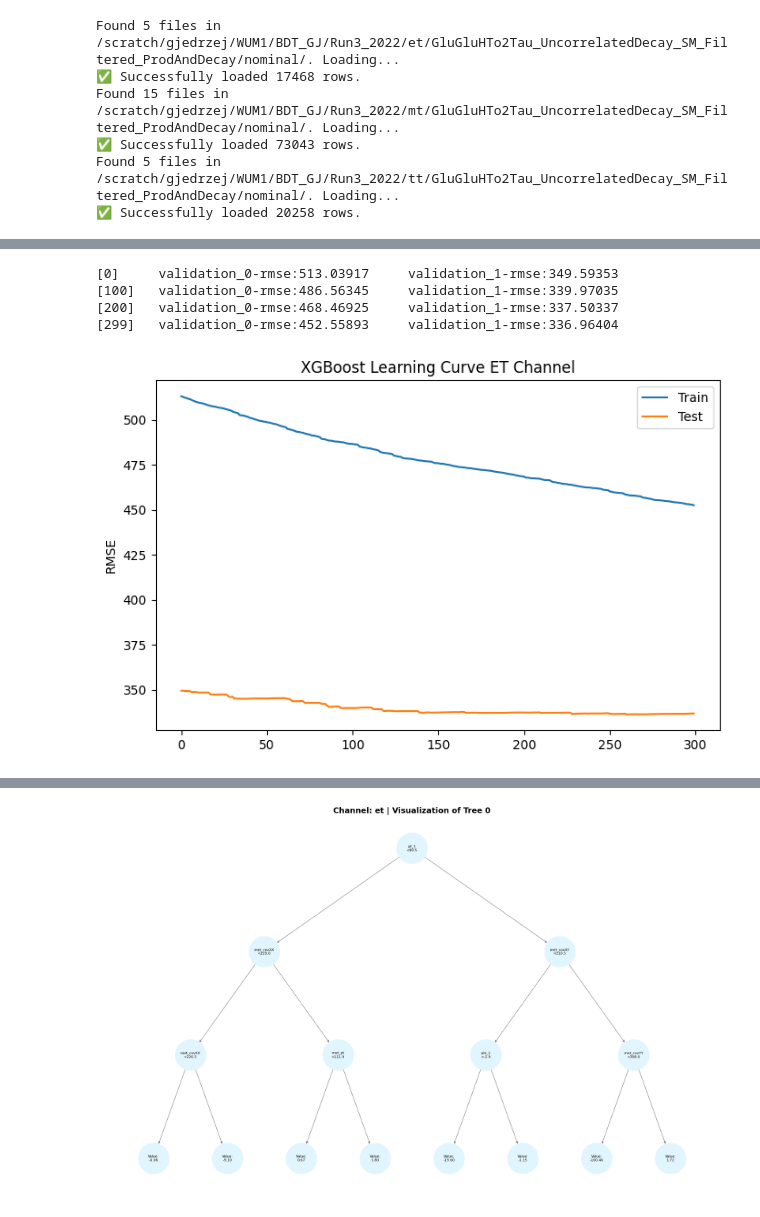
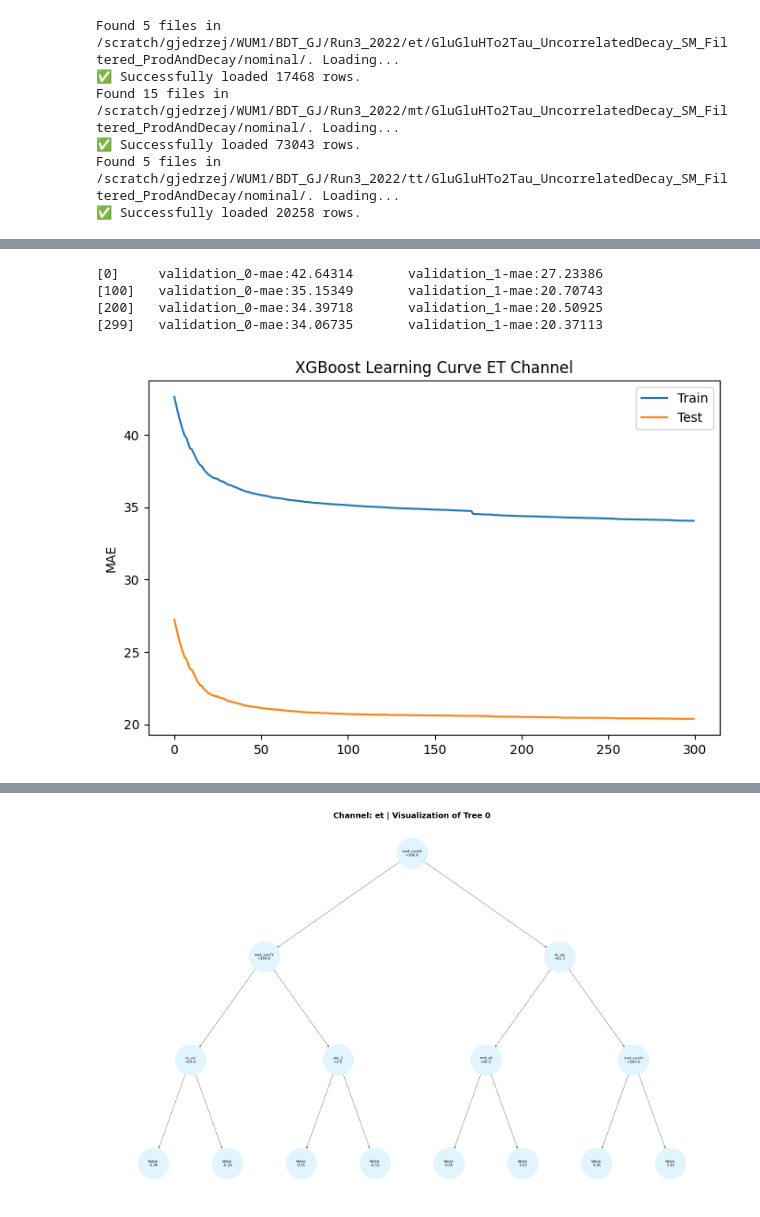
Before and after one commit to PasiekaFUW/Masters_Thesis, a Jupyter notebook: WUM1/BDT_GJ/GJProject.ipynb, the cells around one changed output, grey strips where cells are left out. Cells and saved outputs as stored; diff of their text form; code cells hidden in the pictures.

```diff
--- a/WUM1/BDT_GJ/GJProject.ipynb
+++ b/WUM1/BDT_GJ/GJProject.ipynb
@@ -101,7 +101,7 @@ features = [
     'pt_1', 'eta_1', 'phi_1', 'mass_1',
     'pt_2', 'eta_2', 'phi_2', 'mass_2',
     'channel', 'met_pt', 'met_phi',
-    'met_covXX', 'met_covXY', 'met_covYY'
+    'met_covXX', 'met_covXY', 'met_covYY', 'm_vis'
 ]
 
 # targets = ['genPart_pt_1', 'genPart_pt_2']
@@ -150,51 +149,51 @@ X_train_tt, X_test_tt, y_train_tt, y_test_tt = train_test_split(X_tt, Y_tt, test
 # %%
 #Training Tree for the ET Channel
 
-# -> Best Parameters: {'colsample_bytree': 0.7, 'learning_rate': 0.02, 'max_depth': np.int64(3), 'n_estimators': 300, 'subsample': 0.75}
+#Best Parameters: {'colsample_bytree': 0.7, 'learning_rate': 0.1, 'max_depth': np.int64(3), 'n_estimators': 300, 'subsample': 0.9}
 
 # Use a dictionary with curly braces
 best_params_et = {
     'max_depth': 3,
-    'learning_rate': 0.02,
+    'learning_rate': 0.1,
     'n_estimators': 300,
-    'subsample': 0.75,
+    'subsample': 0.9,
     'colsample_bytree': 0.7,
     'tree_method': 'hist',
-    'objective': 'reg:squarederror'
+    'objective': 'reg:absoluteerror'
 }
 
 # Initialize using the double asterisk ** to unpack the dictionary
 model_et = xgb.XGBRegressor(**best_params_et)
 # model_et = xgb.XGBRegressor(**grid_search.best_params_) #unpacks params
 
 # Now fit it to see your final results
 model_et.fit(
     X_train_et,
     y_train_et,
     eval_set=[(X_train_et, y_train_et), (X_test_et, y_test_et)],
     verbose=100
 )
 
 
 
 results = model_et.evals_result()
 
 # Extract the loss values
-epochs = len(results['validation_0']['rmse'])
+epochs = len(results['validation_0']['mae'])
 x_axis = range(0, epochs)
 
 # Plot log loss
 fig, ax = plt.subplots(figsize=(8, 5))
-ax.plot(x_axis, results['validation_0']['rmse'], label='Train')
-ax.plot(x_axis, results['validation_1']['rmse'], label='Test')
+ax.plot(x_axis, results['validation_0']['mae'], label='Train')
+ax.plot(x_axis, results['validation_1']['mae'], label='Test')
 ax.legend()
-plt.ylabel('RMSE')
+plt.ylabel('MAE')
 plt.title('XGBoost Learning Curve ET Channel')
 plt.show()
 # %% [output]
-[0]     validation_0-rmse:513.03917     validation_1-rmse:349.59353
-[100]   validation_0-rmse:486.56345     validation_1-rmse:339.97035
-[200]   validation_0-rmse:468.46925     validation_1-rmse:337.50337
-[299]   validation_0-rmse:452.55893     validation_1-rmse:336.96404
+[0]     validation_0-mae:42.64314       validation_1-mae:27.23386
+[100]   validation_0-mae:35.15349       validation_1-mae:20.70743
+[200]   validation_0-mae:34.39718       validation_1-mae:20.50925
+[299]   validation_0-mae:34.06735       validation_1-mae:20.37113
-[figure, old version]
+[figure, new version]
 # %%
```
Also changed, not shown: parts of 10 cells of this notebook.
